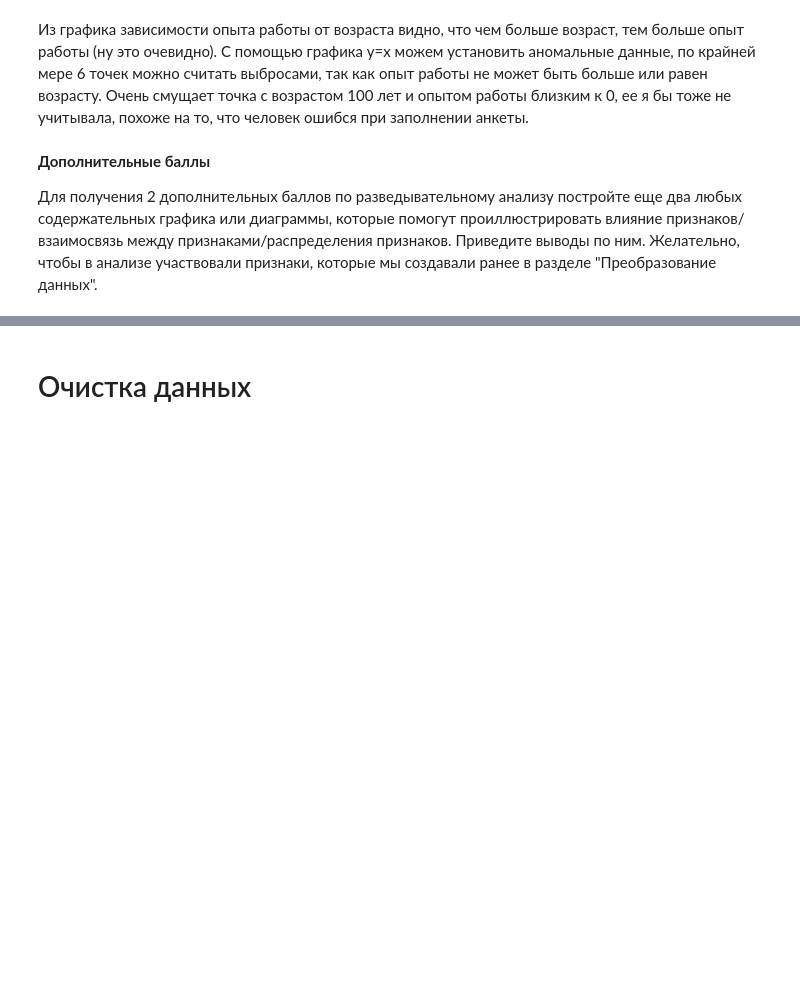
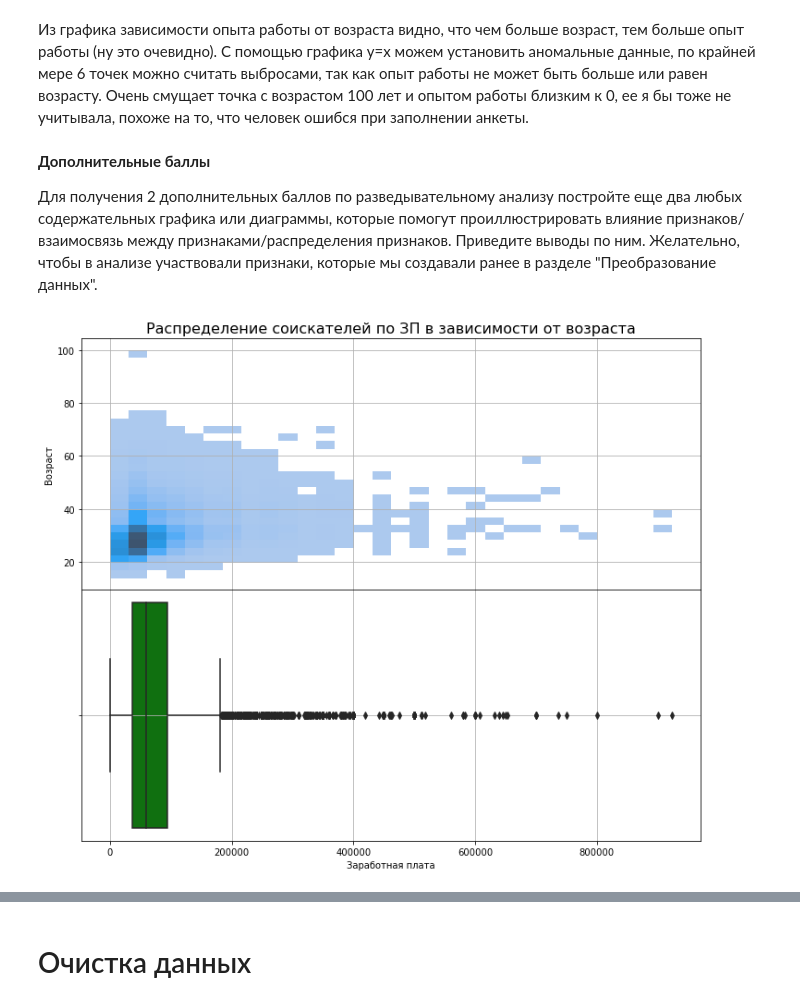
Before and after one commit to littleshadowraven/data, a Jupyter notebook: Project_1.ipynb, the cells around one changed output, grey strips where cells are left out. Cells and saved outputs as stored; diff of their text form; code cells hidden in the pictures; blank space fills up the shorter version.

```diff
--- a/Project_1.ipynb
+++ b/Project_1.ipynb
@@ -524,5 +551,32 @@ plt.show()
 
 Для получения 2 дополнительных баллов по разведывательному анализу постройте еще два любых содержательных графика или диаграммы, которые помогут проиллюстрировать влияние признаков/взаимосвязь между признаками/распределения признаков. Приведите выводы по ним. Желательно, чтобы в анализе участвовали признаки, которые мы создавали ранее в разделе "Преобразование данных".
 # %%
-# ваш код здесь
+fig, axes = plt.subplots(nrows=2, ncols=1, figsize=(12, 10))
+plt.subplots_adjust(hspace=.0)
+
+df = hh_data[(hh_data['ЗП (руб)'] < 1000000)]
+
+histplot = sns.histplot(
+    data=df,
+    x='ЗП (руб)',
+    y='Возраст',
+    bins=30,
+    ax=axes[0]
+)
+histplot.set_title('Распределение соискателей по ЗП в зависимости от возраста', fontsize=16)
+histplot.set_ylabel('Возраст')
+histplot.grid()
+
+boxplot = sns.boxplot(
+    data=df,
+    x='ЗП (руб)',
+    orient='h',
+    width=0.9,
+    color='green',
+    ax=axes[1]
+)
+boxplot.set_xlabel('Заработная плата')
+boxplot.grid()
+# %% [output]
+[figure, added]
 # %% [markdown]
```
Also changed, not shown: parts of 20 cells of this notebook.
